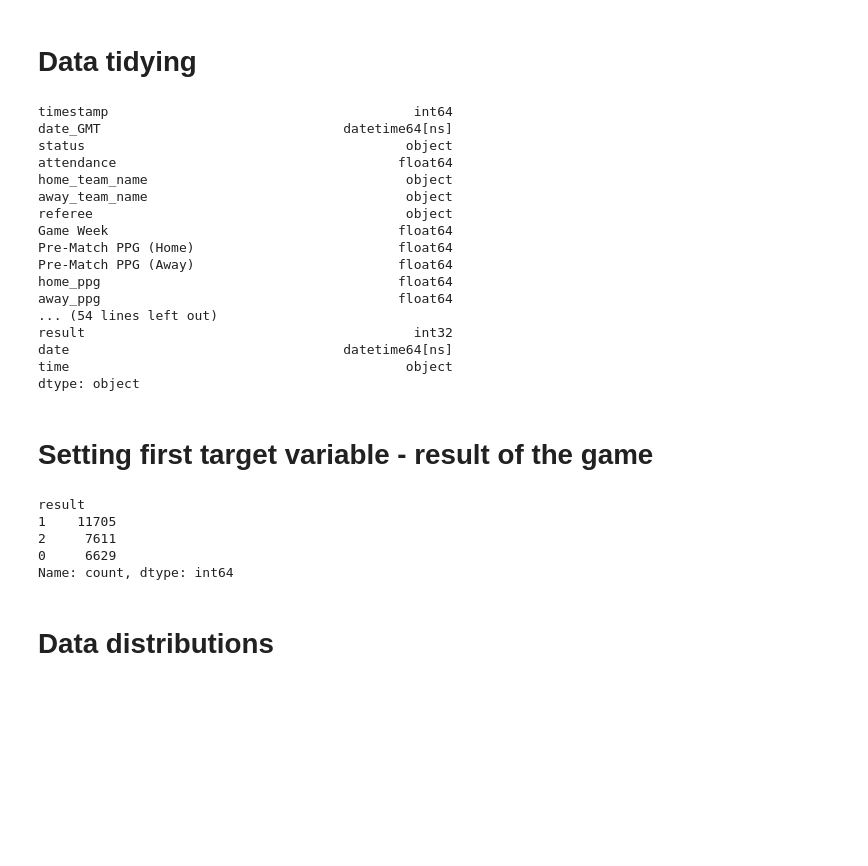
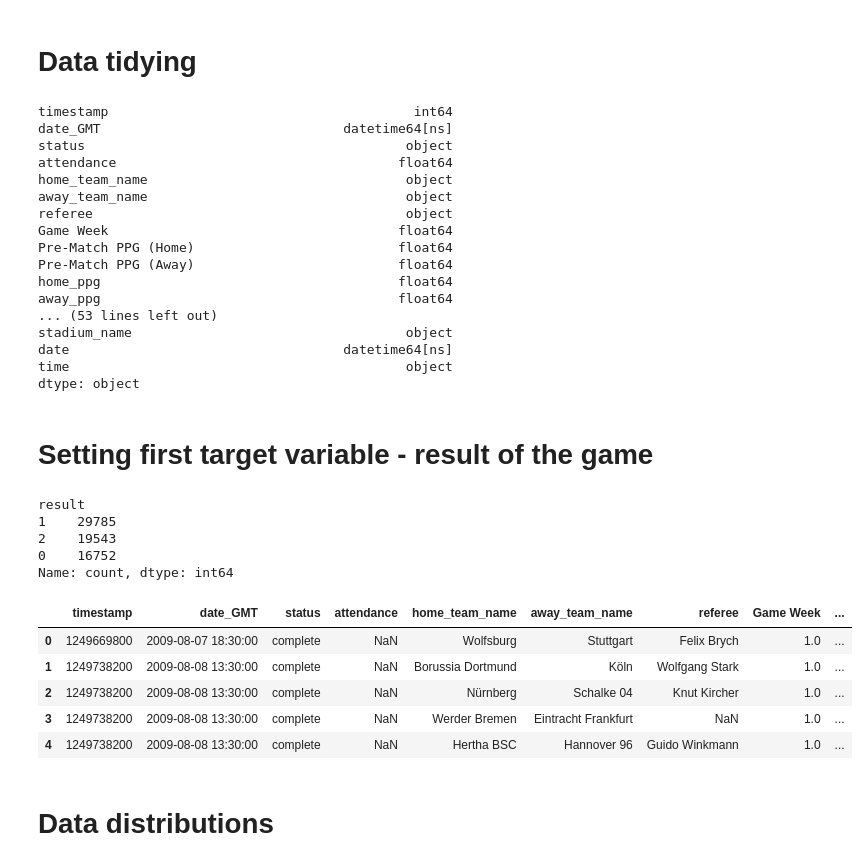
Before and after one commit to lukaszlewickii/football_games_predictor, a Jupyter notebook: eda.ipynb, the cells around one changed output. Saved outputs shown, nothing was run; the diff lists cells and outputs as text; code cells hidden in the pictures; blank space fills up the shorter version.

```diff
--- a/eda.ipynb
+++ b/eda.ipynb
@@ -45,6 +48,8 @@ check_columns()
 data = pd.DataFrame()
 
 for folder in os.listdir('./data'):
+    if folder.endswith('csv'):
+        continue
     for file in os.listdir(f'./data/{folder}'):
         df = pd.read_csv(f'./data/{folder}/{file}')
         data = pd.concat([data, df], ignore_index=True)
@@ -118,8 +123,8 @@ Pre-Match PPG (Home)                          float64
 Pre-Match PPG (Away)                          float64
 home_ppg                                      float64
 away_ppg                                      float64
-... (54 lines left out)
-result                                          int32
+... (53 lines left out)
+stadium_name                                   object
 date                                   datetime64[ns]
 time                                           object
 dtype: object
@@ -132,10 +137,19 @@ data['result'] = np.where(data['home_team_goal_count'] == data['away_team_goal_c
 data['result'].value_counts()
 # %% [output]
 result
-1    11705
-2     7611
-0     6629
+1    29785
+2    19543
+0    16752
 Name: count, dtype: int64
+# %%
+data.head()
+# %% [output]
+|  | timestamp | date_GMT | status | attendance | home_team_name | away_team_name | referee | Game Week | ... |
+| 0 | 1249669800 | 2009-08-07 18:30:00 | complete | NaN | Wolfsburg | Stuttgart | Felix Brych | 1.0 | ... |
+| 1 | 1249738200 | 2009-08-08 13:30:00 | complete | NaN | Borussia Dortmund | Köln | Wolfgang Stark | 1.0 | ... |
+| 2 | 1249738200 | 2009-08-08 13:30:00 | complete | NaN | Nürnberg | Schalke 04 | Knut Kircher | 1.0 | ... |
+| 3 | 1249738200 | 2009-08-08 13:30:00 | complete | NaN | Werder Bremen | Eintracht Frankfurt | NaN | 1.0 | ... |
+| 4 | 1249738200 | 2009-08-08 13:30:00 | complete | NaN | Hertha BSC | Hannover 96 | Guido Winkmann | 1.0 | ... |
 # %% [markdown]
 # Data distributions
 # %%
```
Also changed, not shown: parts of 12 cells of this notebook, 2 other files.
